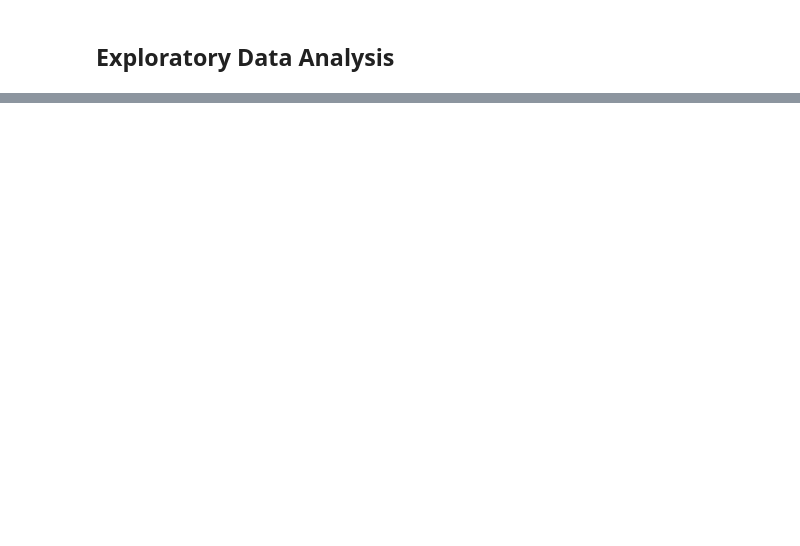
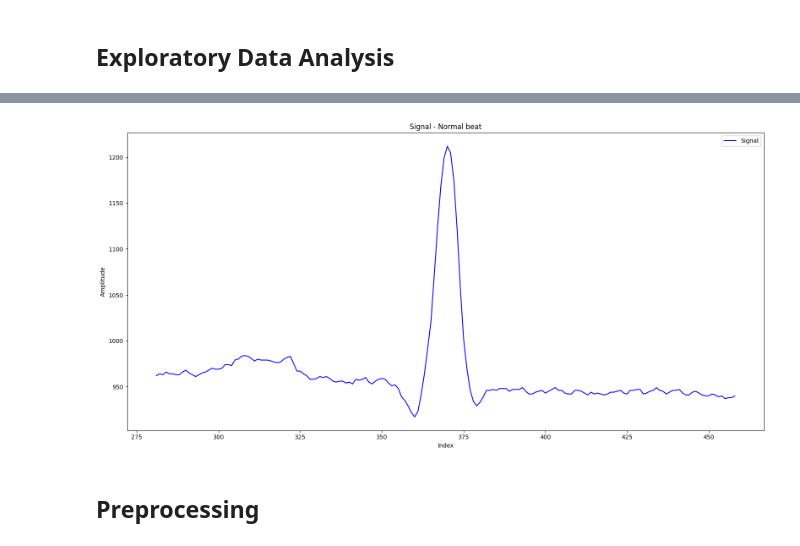
Before and after one commit to Saber-GRAF/ts-ssl-label-noise, a Jupyter notebook: notebooks/arrhythmia.ipynb, the cells around one changed output, grey strips where cells are left out. Drawn from its saved outputs; the diff is of its cells as text; code cells hidden in the pictures; blank space fills up the shorter version.

```diff
--- a/notebooks/arrhythmia.ipynb
+++ b/notebooks/arrhythmia.ipynb
@@ -28,0 +63,4 @@ df
+# %%
+signal_file = files[0][0]
+data = read_signal_file(signal_file)
+data
@@ -28,0 +81,25 @@ df
+# %%
+window_size = 89
+pos = df['pos'][2]
+label = df['label'][2]
+
+label = "Normal beat" if label == 0 else "Arrhythmic beat"
+
+signal = data['signal'][pos-window_size:pos+window_size]
+samples = data['pos'][pos-window_size:pos+window_size]
+
+fig, ax = plt.subplots(nrows=1, ncols=1, figsize=(16, 8))
+
+ax.plot(samples, signal, label='Signal', color='blue')
+ax.set_xlabel("Index")
+ax.set_ylabel('Amplitude')
+ax.set_title('Raw Signal')
+ax.legend()
+ax.set_title(f'Signal - {label}')
+
+plt.tight_layout()
+plt.show()
+# %% [output]
+[figure, added]
+# %% [markdown]
+## Preprocessing
```
Also changed, not shown: parts of 35 cells of this notebook, 12 other files.
